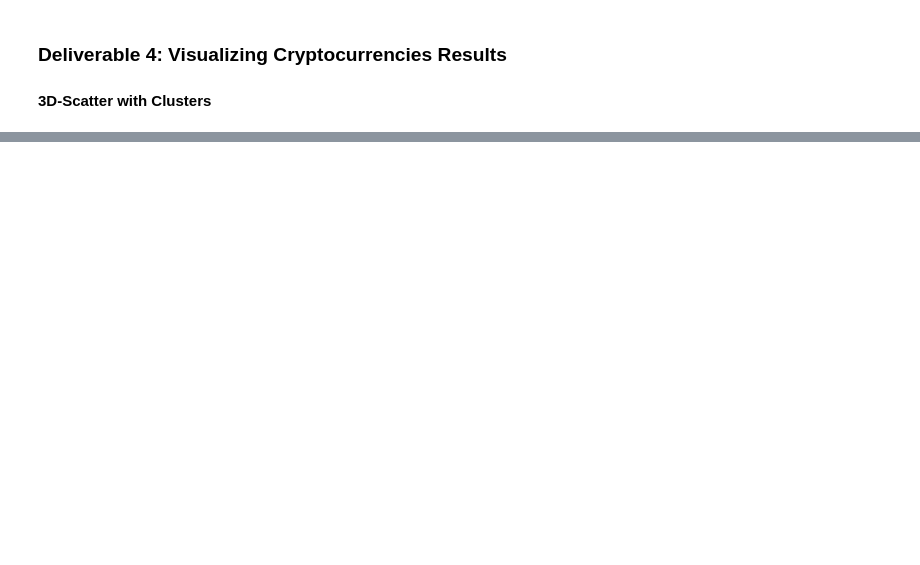
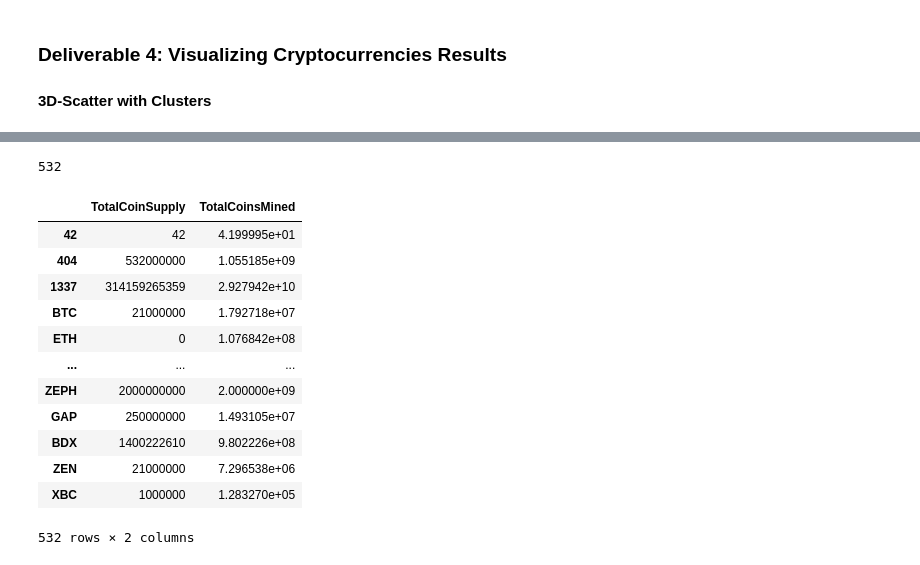
Before and after one commit to 40super/Cryptocurrencies, a Jupyter notebook: crypto_clustering.ipynb, the cells around one changed output, grey strips where cells are left out. Cells and saved outputs as stored; diff of their text form; code cells hidden in the pictures; blank space fills up the shorter version.

```diff
--- a/crypto_clustering.ipynb
+++ b/crypto_clustering.ipynb
@@ -279,5 +298,23 @@ clustered_df
 # %%
 # Print the total number of tradable cryptocurrencies.
-# YOUR CODE HERE
+len(hv_clustered["CoinName"])
+# %% [output]
+532
+# %%
+clustered_df[["TotalCoinSupply","TotalCoinsMined"]]
+# %% [output]
+|  | TotalCoinSupply | TotalCoinsMined |
+| 42 | 42 | 4.199995e+01 |
+| 404 | 532000000 | 1.055185e+09 |
+| 1337 | 314159265359 | 2.927942e+10 |
+| BTC | 21000000 | 1.792718e+07 |
+| ETH | 0 | 1.076842e+08 |
+| ... | ... | ... |
+| ZEPH | 2000000000 | 2.000000e+09 |
+| GAP | 250000000 | 1.493105e+07 |
+| BDX | 1400222610 | 9.802226e+08 |
+| ZEN | 21000000 | 7.296538e+06 |
+| XBC | 1000000 | 1.283270e+05 |
+532 rows × 2 columns
 # %%
 # Scaling data to create the scatter plot with tradable cryptocurrencies.
```
Also changed, not shown: parts of 6 cells of this notebook.
